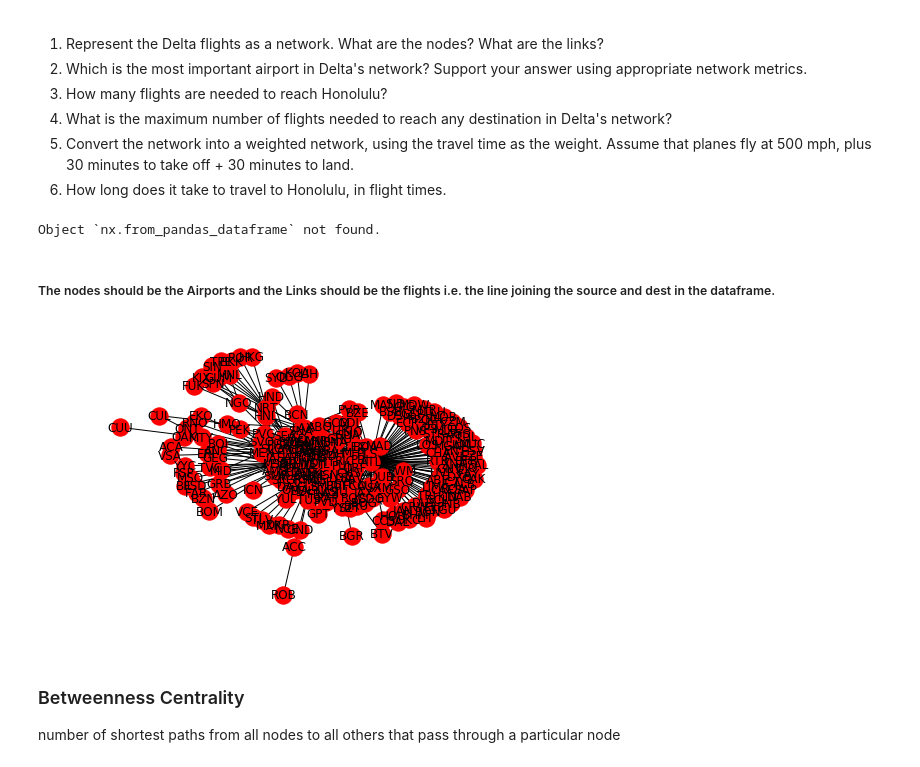
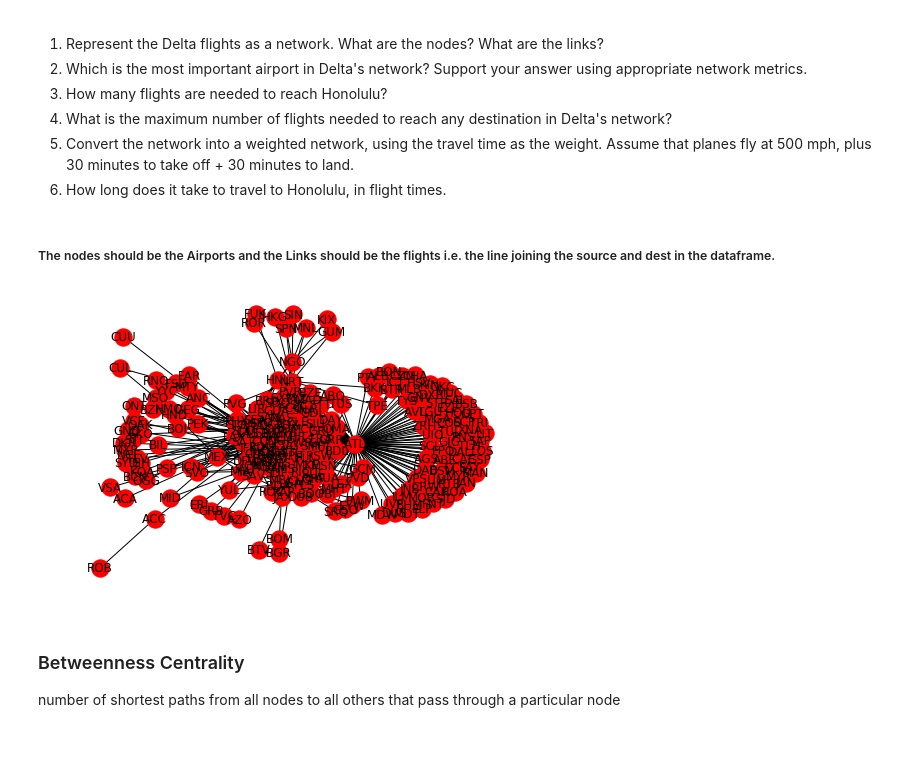
Before and after one commit to jawadmhoque/ce599, a Jupyter notebook: 14-Networks/Networks.ipynb, the cells around one changed output. Cells and saved outputs as stored; diff of their text form; code cells hidden in the pictures.

```diff
--- a/14-Networks/Networks.ipynb
+++ b/14-Networks/Networks.ipynb
@@ -416,17 +416,15 @@ m.save("delta.html")
 5. Convert the network into a weighted network, using the travel time as the weight.  Assume that planes fly at 500 mph, plus 30 minutes to take off + 30 minutes to land.
 6. How long does it take to travel to Honolulu, in flight times.
 # %%
-nx.from_pandas_dataframe?
+nx.from_pandas_adjacency?
-# %% [output]
-Object `nx.from_pandas_dataframe` not found.
 # %% [markdown]
 ##### The nodes should be the Airports and the Links should be the flights i.e. the line joining the source and dest in the dataframe.
 # %%
-flights=nx.from_pandas_dataframe(routes, 'source', 'dest')
+flights=nx.from_pandas_edgelist(routes, 'source', 'dest')
 nx.draw(flights, with_labels=True)
 plt.show()
 # %% [output]
-[figure, old version]
+[figure, new version]
 # %% [markdown]
 ### Betweenness Centrality
 number of shortest paths from all nodes to all others that pass through a particular node
```
Also changed, not shown: parts of 6 cells of this notebook.
